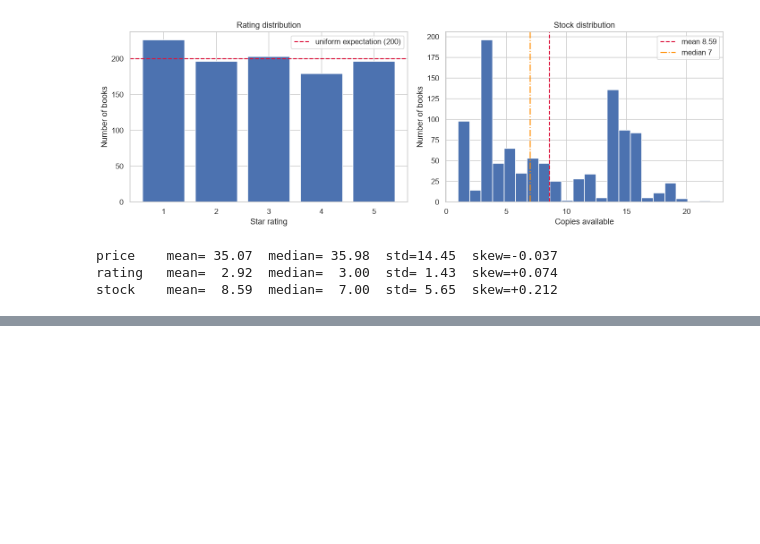
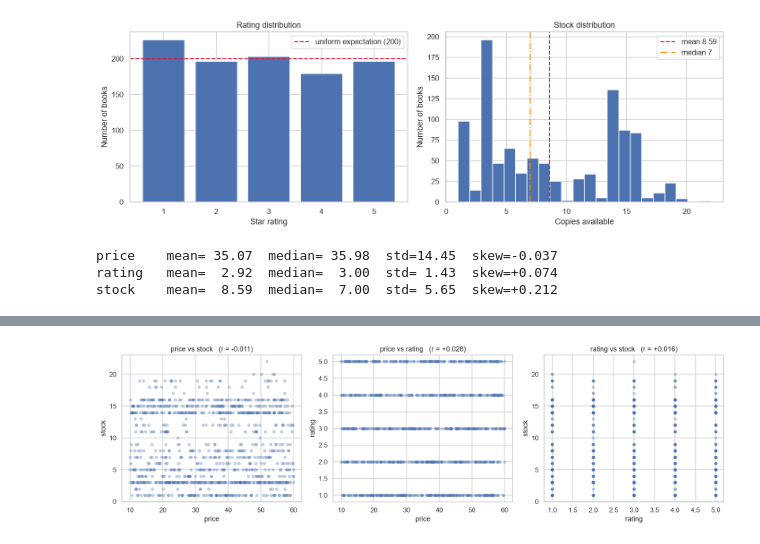
Before and after one commit to J41r0Ps/shelfscope, a Jupyter notebook: notebooks/04_exploration.ipynb, the cells around one changed output, grey strips where cells are left out. Drawn from its saved outputs; the diff is of its cells as text; code cells hidden in the pictures; blank space fills up the shorter version.

```diff
--- a/notebooks/04_exploration.ipynb
+++ b/notebooks/04_exploration.ipynb
@@ -134,0 +179,15 @@ stock    mean=  8.59  median=  7.00  std= 5.65  skew=+0.212
+# %%
+fig, axes = plt.subplots(1, 3, figsize=(15, 4.5))
+
+pairs = [("price", "stock"), ("price", "rating"), ("rating", "stock")]
+for ax, (x, y) in zip(axes, pairs):
+    ax.scatter(df[x], df[y], alpha=0.3, s=18)
+    r = df[x].corr(df[y])
+    ax.set_title(f"{x} vs {y}   (r = {r:+.3f})")
+    ax.set_xlabel(x)
+    ax.set_ylabel(y)
+
+plt.tight_layout()
+plt.show()
+# %% [output]
+[figure, added]
```
Also changed, not shown: parts of 27 cells of this notebook.
